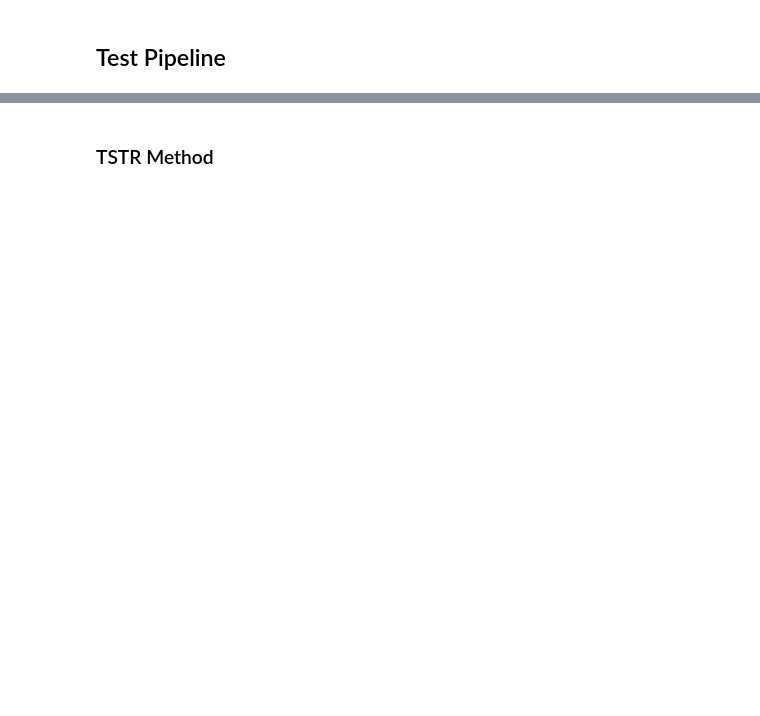
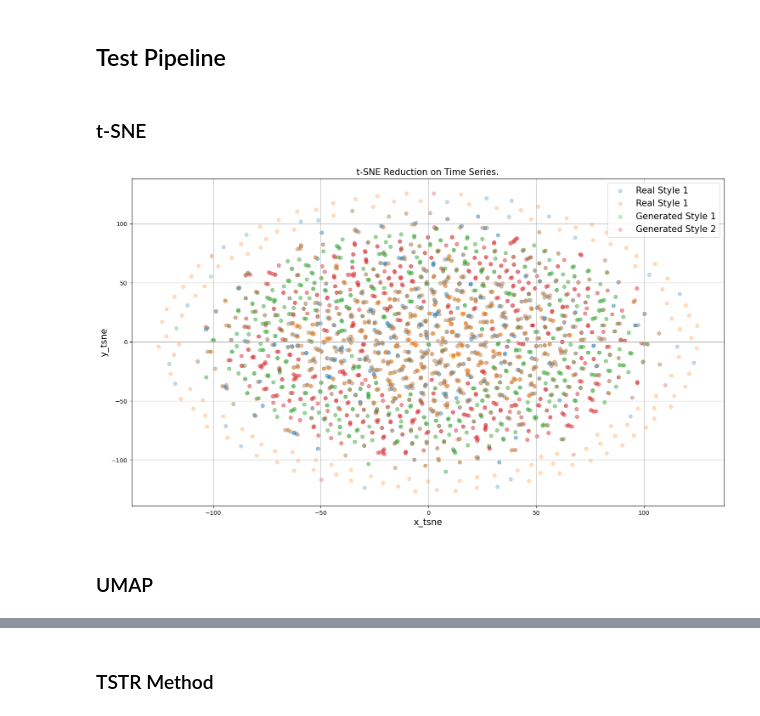
Before and after one commit to Henri-Hoyez/TimeSeriesStyleTransfer, a Jupyter notebook: 2024-06-24 - time series Style Transfer COSCIGAN.ipynb, the cells around one changed output, grey strips where cells are left out. Drawn from its saved outputs; the diff is of its cells as text; code cells hidden in the pictures; blank space fills up the shorter version.

```diff
--- a/2024-06-24 - time series Style Transfer COSCIGAN.ipynb
+++ b/2024-06-24 - time series Style Transfer COSCIGAN.ipynb
@@ -1232,2 +1283,4 @@ train()
 # %% [markdown]
 ## Test Pipeline
+# %% [markdown]
+### t-SNE
@@ -1233,0 +1322,43 @@ train()
+# %%
+from sklearn.manifold import TSNE
+
+PLOT_FOLDER = "imgs/Time Series Style Transfer COSCI-GAN"
+
+# seed_content_valid, seed_style1_valid, seed_style2_valid
+
+def make_tsne_vizualisation(content_sequences, style1_sequences, style2_sequences, save_to:str=f"{BASE_DIR}/tsne-reconstruction.pdf"):
+    n_sequences= content_sequences.shape[0]
+    generated_s1 = generate(content_sequences, style1_sequences)
+    generated_s2 = generate(content_sequences, style2_sequences)
+
+    concatenated = tf.concat((style1_sequences, style2_sequences, generated_s1, generated_s2), 0)
+
+    concatenated = tf.reshape(concatenated, (concatenated.shape[0], concatenated.shape[1]* concatenated.shape[2]))
+
+    reducer = TSNE(n_components=2, learning_rate='auto', init='random', perplexity=1 )
+    reduced = reducer.fit_transform(concatenated)
+
+    style1_reduced = reduced[:n_sequences]
+    style2_reduced = reduced[n_sequences:2*n_sequences]
+    generated_s1_reduced = reduced[2*n_sequences:3*n_sequences]
+    generated_s2_reduced = reduced[3*n_sequences:]
+
+    plt.figure(figsize=(18, 10))
+    plt.scatter(style1_reduced[:, 0], style1_reduced[:, 1], label="Real Style 1", alpha=0.25)
+    plt.scatter(style2_reduced[:, 0], style2_reduced[:, 1], label="Real Style 1", alpha=0.25)
+    plt.scatter(generated_s1_reduced[:, 0], generated_s1_reduced[:, 1], label="Generated Style 1", alpha=0.25)
+    plt.scatter(generated_s2_reduced[:, 0], generated_s2_reduced[:, 1], label="Generated Style 2", alpha=0.25)
+
+    plt.grid()
+    plt.title("t-SNE Reduction on Time Series.", fontsize=15)
+    plt.ylabel("y_tsne", fontsize=15)
+    plt.xlabel("x_tsne", fontsize=15)
+    plt.legend(fontsize=15)
+    plt.savefig(save_to, bbox_inches='tight')
+    plt.show()
+
+make_tsne_vizualisation(seed_content_valid, seed_style1_valid, seed_style2_valid)
+# %% [output]
+[figure, added]
+# %% [markdown]
+### UMAP
```
Also changed, not shown: parts of 19 cells of this notebook, 17 other files.
